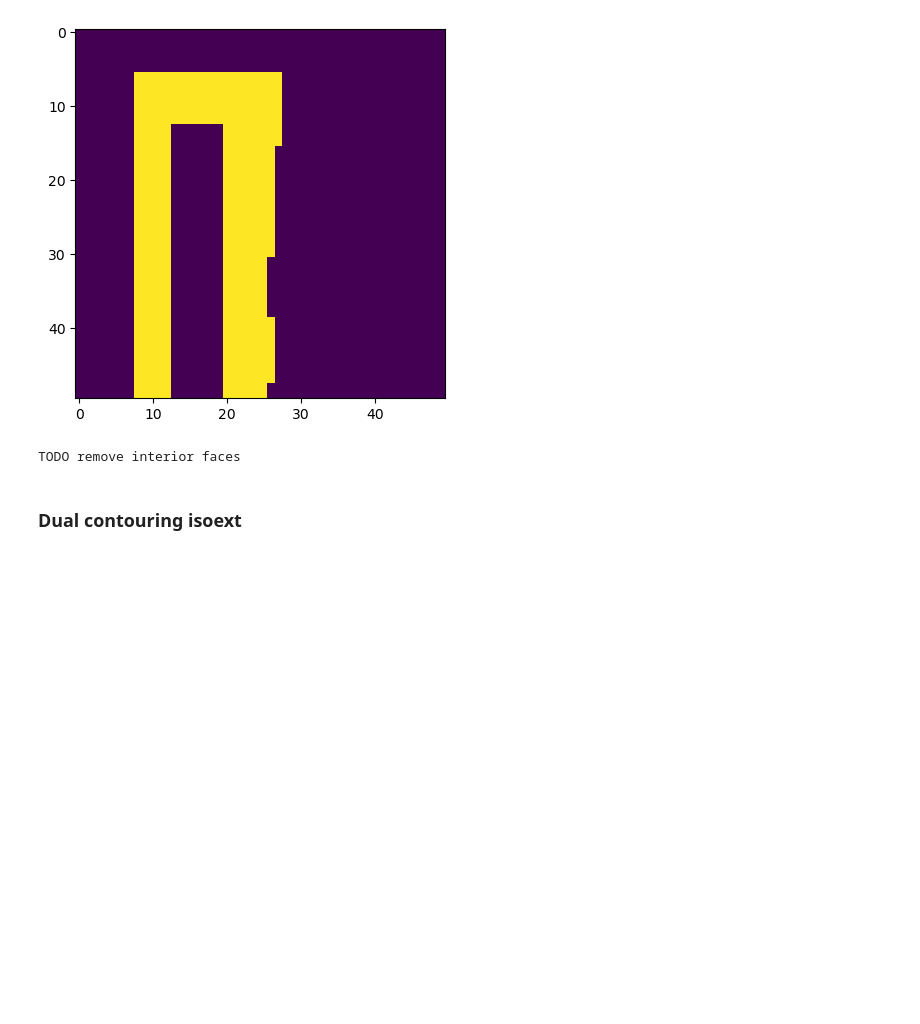
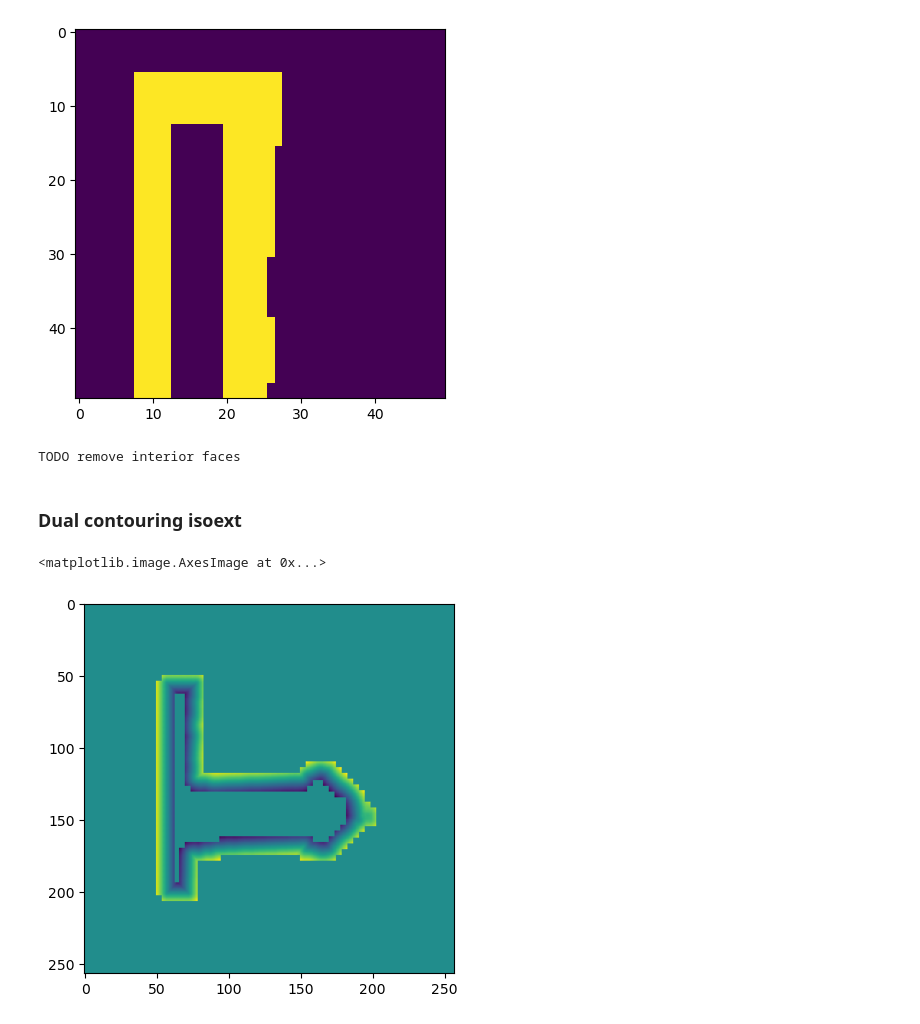
Before and after one commit to Sagar160/SSU, a Jupyter notebook: demo/demo_nissim.ipynb, the cells around one changed output. Drawn from its saved outputs; the diff is of its cells as text; code cells hidden in the pictures; blank space fills up the shorter version.

```diff
--- a/demo/demo_nissim.ipynb
+++ b/demo/demo_nissim.ipynb
@@ -280,7 +280,8 @@ def predict(sdf_scaling,
                 upsample_factor,
                 input_vdb,
                 new_features,
-                model):
+                model,
+                batch_size=20):
 
     all_inputs = []
     for feature in new_features:
@@ -292,7 +293,7 @@ def predict(sdf_scaling,
                     upsampled_sdf_size,
                     upsampled_sdf_size), 100.0)
 
-    BATCH_SIZE = 20
+    BATCH_SIZE = batch_size
     num_samples = len(all_inputs)
 
     pred_values_list = []
@@ -304,7 +305,9 @@ def predict(sdf_scaling,
         batch_vdb = fvdb.jcat(all_inputs[start:end])
         vector_list.append(batch_vdb.jdata[:, 1:4].cpu().detach().numpy())
         batch_vdb = batch_vdb.cuda()
+        print('predicting...')
         batch_pred = model(batch_vdb)
+        print('done')
         pred_values_list.append(batch_pred.jdata.detach().cpu().numpy().squeeze())
         pred_ijk_list.append(batch_pred.grid.ijk.jdata.cpu().detach().numpy())
 
@@ -349,7 +352,7 @@ def predict(sdf_scaling,
 
 def get_predictions(test_loader,
                      upsample_factor_dict,
-                     model):
+                     model, batch_size=20):
 
     # model on device
     device = 'cuda' if torch.cuda.is_available() else 'cpu'
@@ -376,7 +379,7 @@ def get_predictions(test_loader,
                                                         upsample_factor,
                                                         vdb_inputs,
                                                         new_features,
-                                                        model)
+                                                        model, batch_size)
                 print(time.time() - t0)
                 predictions_dict[obj_name] = {input_size: vdb_up_tensor}
     return predictions_dict
@@ -392,5 +395,5 @@ Warning: readOBJ() ignored non-comment line 1:
 # %%
 predictions_dict = get_predictions(test_loader=dataloader,
                     upsample_factor_dict=upsample_factors,
-                    model=model)
+                    model=model, batch_size=40)
 # %% [output]
@@ -566,6 +602,11 @@ grid = isoext.UniformGrid([257, 257, 257])
 grid.set_values(torch.tensor(sdf).cuda())
 
 v, f = isoext.marching_cubes(grid)
+# %%
+plt.imshow(grid.get_values()[128].cpu().detach().numpy())
+# %% [output]
+<matplotlib.image.AxesImage at 0x...>
+[figure, added]
 # %%
 mt.export_obj(v.cpu().detach().numpy(), f.cpu().detach().numpy(), 'mc.obj')
 # %%
```
Also changed, not shown: parts of 10 cells of this notebook, 2 other files.
